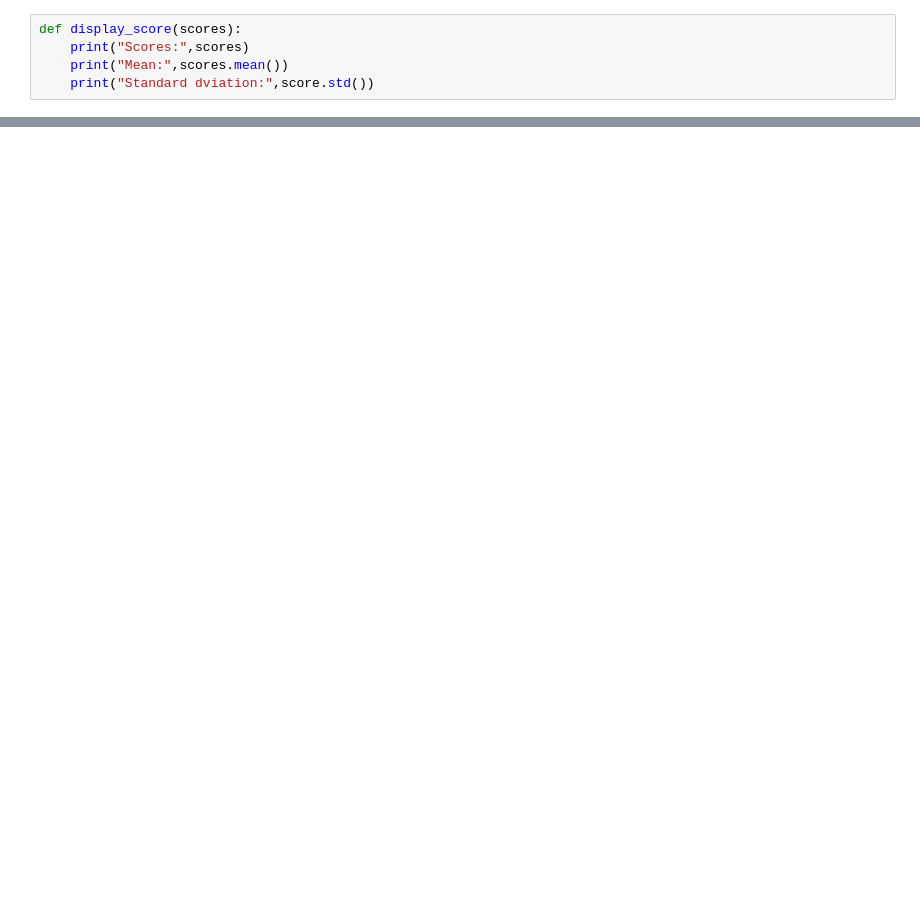
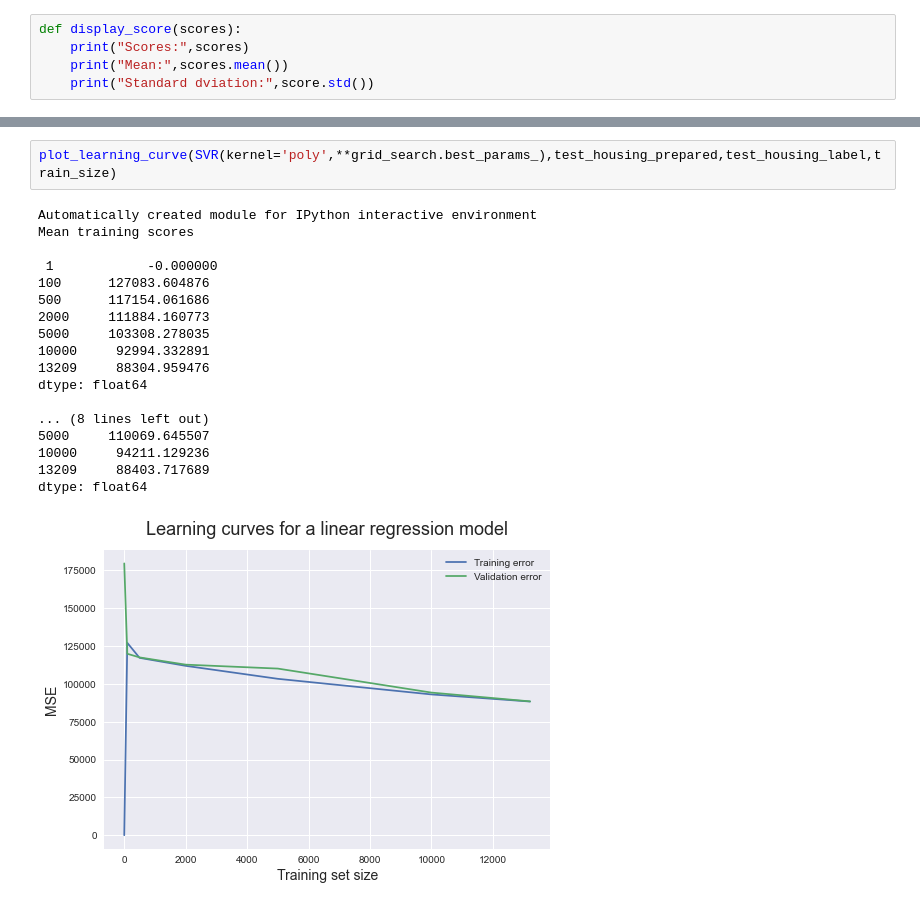
Before and after one commit to tranduckhoatcu/Hands-On-Machine-Learning-with-Scikit-Learn-Keras-and-TensorFlow, a Jupyter notebook: Chapter 5/SVM on California Housing Dataset.ipynb, the cells around one changed output, grey strips where cells are left out. Saved outputs shown, nothing was run; the diff lists cells and outputs as text; blank space fills up the shorter version.

```diff
--- a/Chapter 5/SVM on California Housing Dataset.ipynb
+++ b/Chapter 5/SVM on California Housing Dataset.ipynb
@@ -281,0 +316,21 @@ int( 2.491220e+09)
+# %%
+plot_learning_curve(SVR(kernel='poly',**grid_search.best_params_),test_housing_prepared,test_housing_label,train_size)
+# %% [output]
+Automatically created module for IPython interactive environment
+Mean training scores
+
+ 1            -0.000000
+100      127083.604876
+500      117154.061686
+2000     111884.160773
+5000     103308.278035
+10000     92994.332891
+13209     88304.959476
+dtype: float64
+
+... (8 lines left out)
+5000     110069.645507
+10000     94211.129236
+13209     88403.717689
+dtype: float64
+[figure, added]
```
Also changed, not shown: parts of 28 cells of this notebook.
